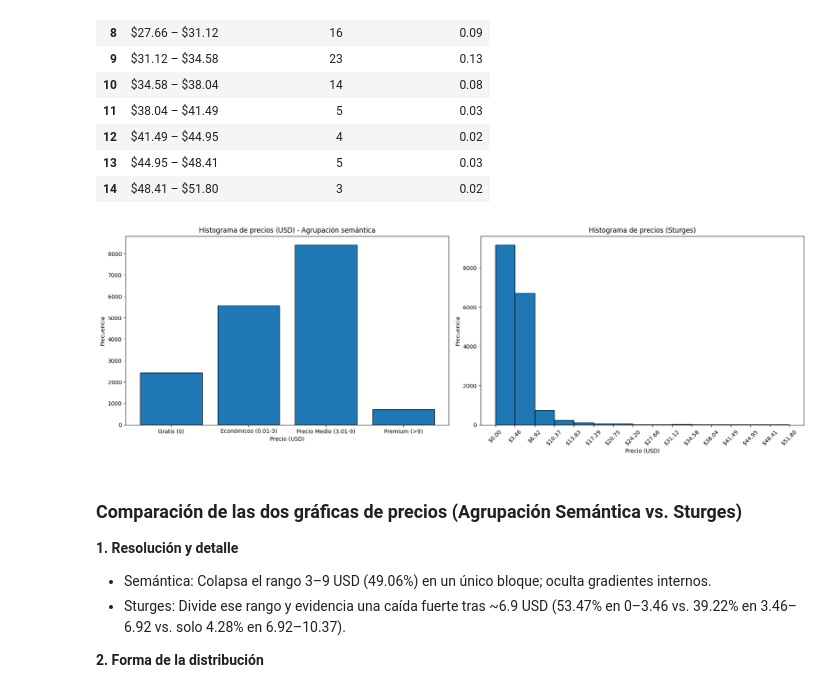
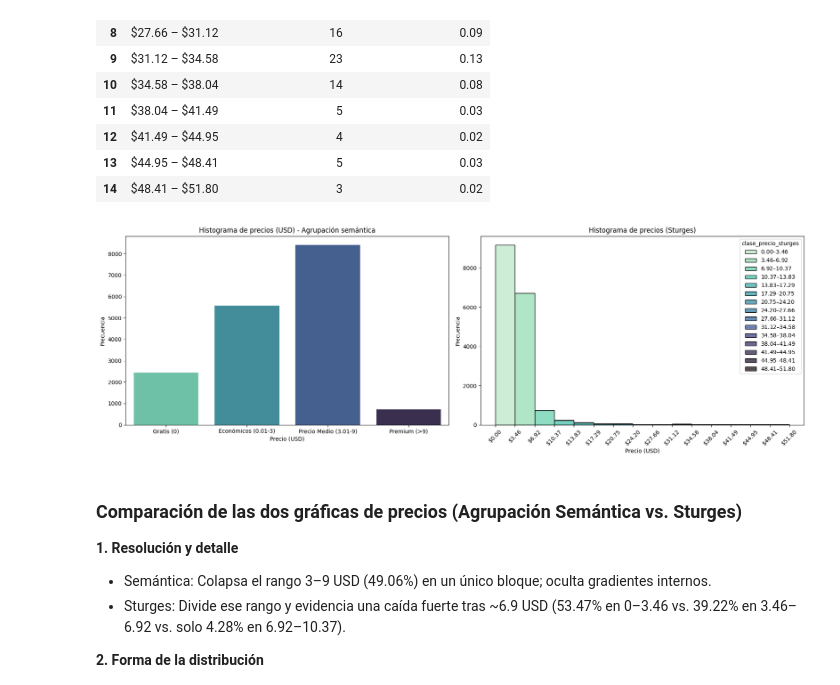
Before and after one commit to delav-dev/steam-pc-games-analysis, a Jupyter notebook: data_analysis.ipynb, the cells around one changed output. Cells and saved outputs as stored; diff of their text form; code cells hidden in the pictures.

```diff
--- a/data_analysis.ipynb
+++ b/data_analysis.ipynb
@@ -530,7 +530,9 @@ bins_sturges = [min_price + i * amplitud for i in range(k)]
 bins_sturges.append(max_price)  # Asegura incluir el máximo
 
 # Etiquetas para INR y USD
-labels_sturges_usd = [f"${bins_sturges[i]/conversion_rate:.2f} – ${bins_sturges[i+1]/conversion_rate:.2f}" if i < k-1 else f"${bins_sturges[i]/conversion_rate:.2f} – ${bins_sturges[i+1]/conversion_rate:.2f}" for i in range(k)]
+labels_sturges_usd = [f"${bins_sturges[i]/conversion_rate:.2f} – ${bins_sturges[i+1]/conversion_rate:.2f}"
+                      if i < k-1 else f"${bins_sturges[i]/conversion_rate:.2f} – ${bins_sturges[i+1]/conversion_rate:.2f}"
+                      for i in range(k)]
 
 # Agrupa los precios en INR
 steam_data['clase_precio_sturges'] = pd.cut(steam_data['price'], bins=bins_sturges, labels=labels_sturges_usd, include_lowest=True)
@@ -571,28 +573,28 @@ display(tabla_sturges)
 | 13 | $44.95 – $48.41 | 5 | 0.03 |
 | 14 | $48.41 – $51.80 | 3 | 0.02 |
 # %%
-fig, axs = plt.subplots(1, 2, figsize=(18, 6))
+fig, (ax1, ax2) = plt.subplots(1, 2, figsize=(18, 6))
 
 # Histograma semántico
-axs[0].bar(labels_usd, frecuencia_abs.values, edgecolor='black')
-axs[0].set_title('Histograma de precios (USD) - Agrupación semántica')
-axs[0].set_xlabel('Precio (USD)')
-axs[0].set_ylabel('Frecuencia')
+sns.barplot(x=labels_usd, y=frecuencia_abs.values, ax=ax1, hue=labels_usd, palette="mako_r")
+ax1.set_title('Histograma de precios (USD) - Agrupación semántica')
+ax1.set_xlabel('Precio (USD)')
+ax1.set_ylabel('Frecuencia')
 
 # Histograma Sturges
-axs[1].hist(steam_data['price'], bins=bins_sturges, edgecolor='black')
-axs[1].set_title('Histograma de precios (Sturges)')
-axs[1].set_xlabel('Precio (USD)')
-axs[1].set_ylabel('Frecuencia')
+sns.histplot(data=steam_data, x='price', bins=bins_sturges, ax=ax2, palette="mako_r", hue='clase_precio_sturges', multiple="stack")
+ax2.set_title('Histograma de precios (Sturges)')
+ax2.set_xlabel('Precio (USD)')
+ax2.set_ylabel('Frecuencia')
 xticks_usd = [f"${b/conversion_rate:.2f}" for b in bins_sturges]
-axs[1].set_xticks(bins_sturges)
-axs[1].set_xticklabels(xticks_usd)
-axs[1].tick_params(axis='x', rotation=45)
+ax2.set_xticks(bins_sturges)
+ax2.set_xticklabels(xticks_usd)
+ax2.tick_params(axis='x', rotation=45)
 
 plt.tight_layout()
 plt.show()
 # %% [output]
-[figure, old version]
+[figure, new version]
 # %% [markdown]
 ### Comparación de las dos gráficas de precios (Agrupación Semántica vs. Sturges)
 
```
Also changed, not shown: parts of 23 cells of this notebook.
